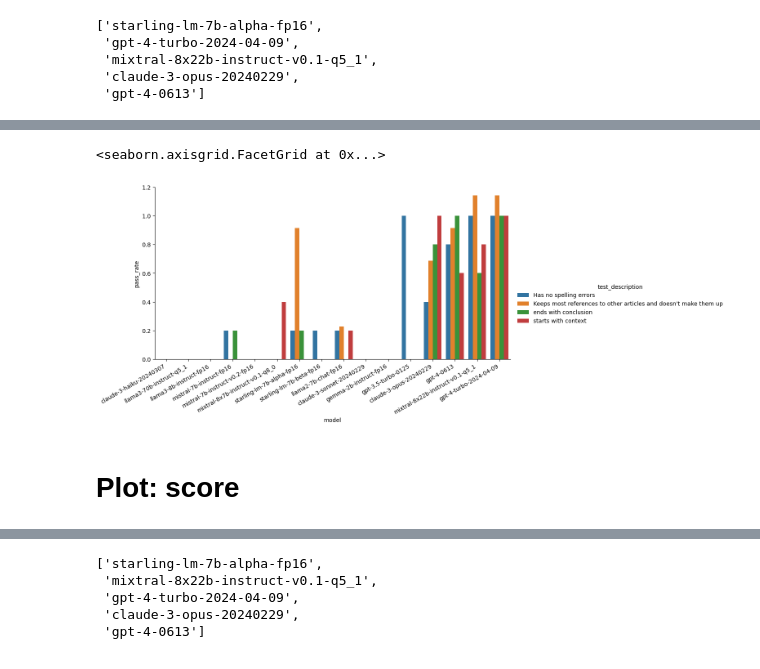
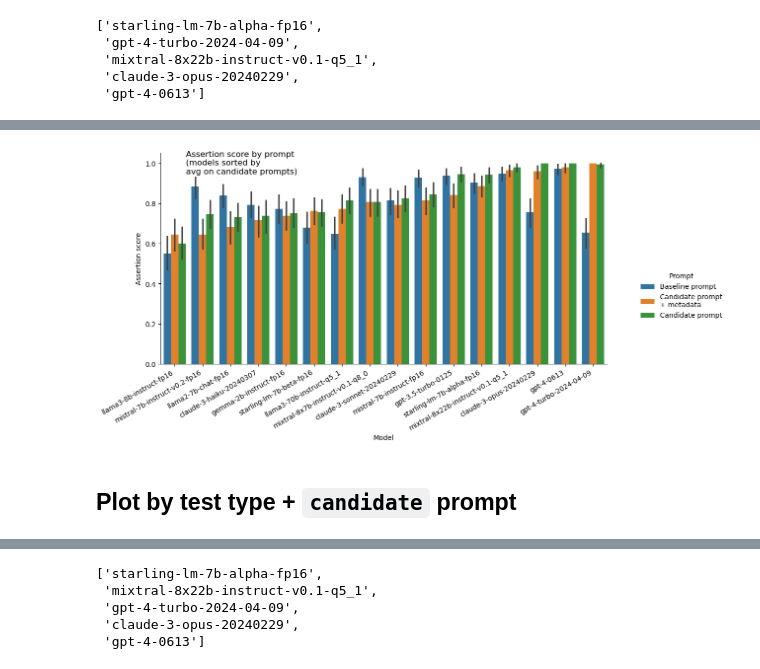
Before and after one commit to pivlab/manubot-ai-editor-evals, a Jupyter notebook: nbs/section_summary/02-introduction.ipynb, the cells around one changed output, grey strips where cells are left out. Cells and saved outputs as stored; diff of their text form; code cells hidden in the pictures.

```diff
--- a/nbs/section_summary/02-introduction.ipynb
+++ b/nbs/section_summary/02-introduction.ipynb
@@ -522,3 +948,14 @@ sorted_models = (
+# %%
+# sort models by score_avg in candidate prompts only (not baseline)
+sorted_models = (
+    df[df["prompt"].isin(("candidate", "candidate_with_metadata"))]
+    .groupby("model")["score_std"]
+    .mean()
+    .sort_values()
+    .index.get_level_values("model")
+    .tolist()
+)
+assert len(set(sorted_models)) == len(sorted_models)
 # %%
 sorted_models[-5:]
 # %% [output]
@@ -531,0 +997,2 @@ sorted_models = list(dict.fromkeys(sorted_models))
+# %%
+df = results.copy()
@@ -532,3 +1113,14 @@ sorted_models = list(dict.fromkeys(sorted_models))
+# %%
+# sort models by comp_score in candidate prompts only (not baseline)
+sorted_models = (
+    df[df["prompt"].isin(("candidate", "candidate_with_metadata"))]
+    .groupby("model")["comp_score"]
+    .mean()
+    .sort_values()
+    .index.get_level_values("model")
+    .tolist()
+)
+assert len(set(sorted_models)) == len(sorted_models)
 # %%
 sorted_models[-5:]
 # %% [output]
@@ -539,19 +1131,30 @@ sorted_models[-5:]
  'gpt-4-turbo-2024-04-09']
 # %%
 g = sns.catplot(
-    data=pass_rate,
+    data=df,
     x="model",
-    y="pass_rate",
-    hue="test_description",
+    y="comp_score",
+    hue="prompt",
+    hue_order=["baseline", "candidate_with_metadata", "candidate"],
     kind="bar",
     order=sorted_models,
-    errorbar=None,
+    # errorbar=None,
     aspect=2,
 )
+g.fig.suptitle(
+    "Assertion score by prompt\n(models sorted by\navg on candidate prompts)",
+    ha="left",
+    x=0.11,
+)
 g.set_xticklabels(rotation=30, ha="right")
+g.set(xlabel="Model", ylabel="Assertion score")
+
+g._legend.set_title("Prompt")
+new_labels = ["Baseline prompt", "Candidate prompt\n+ metadata", "Candidate prompt"]
+for t, l in zip(g._legend.texts, new_labels):
+    t.set_text(l)
 # %% [output]
-<seaborn.axisgrid.FacetGrid at 0x...>
-[figure, old version]
+[figure, new version]
 # %% [markdown]
-# Plot: score
+## Plot by test type + `candidate` prompt
 # %%
```
Also changed, not shown: parts of 164 cells of this notebook, 1 other file.
